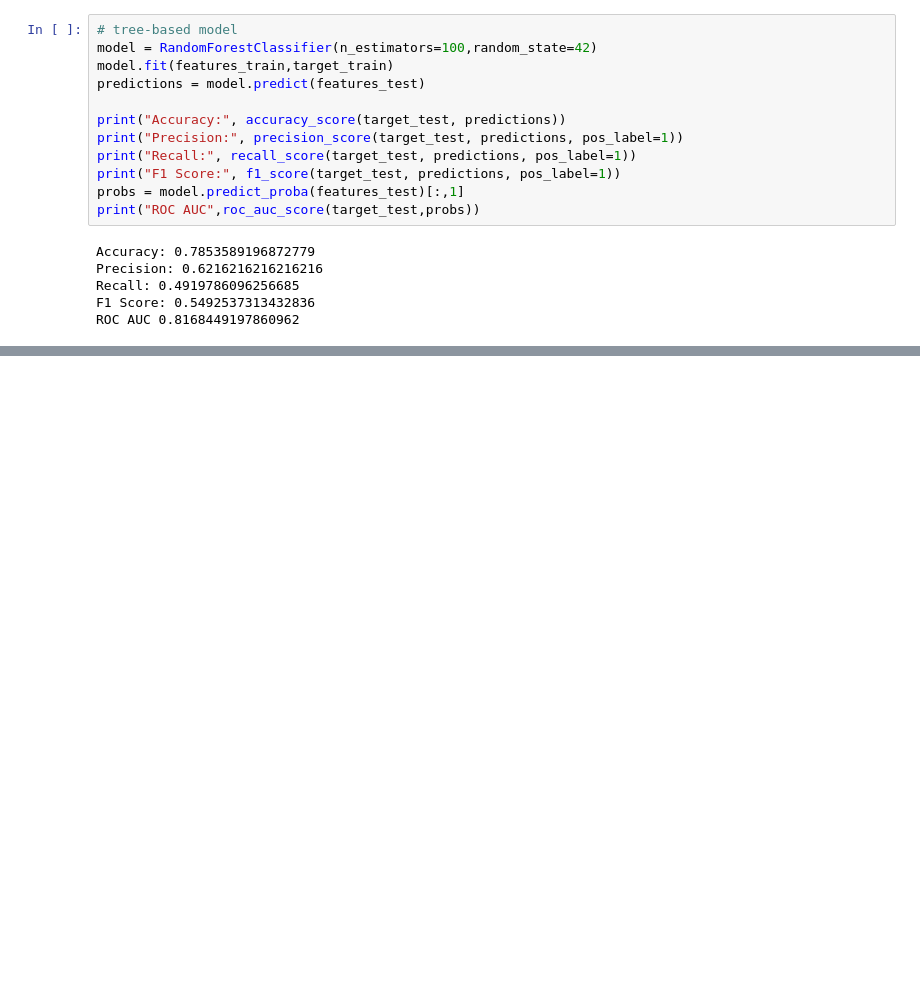
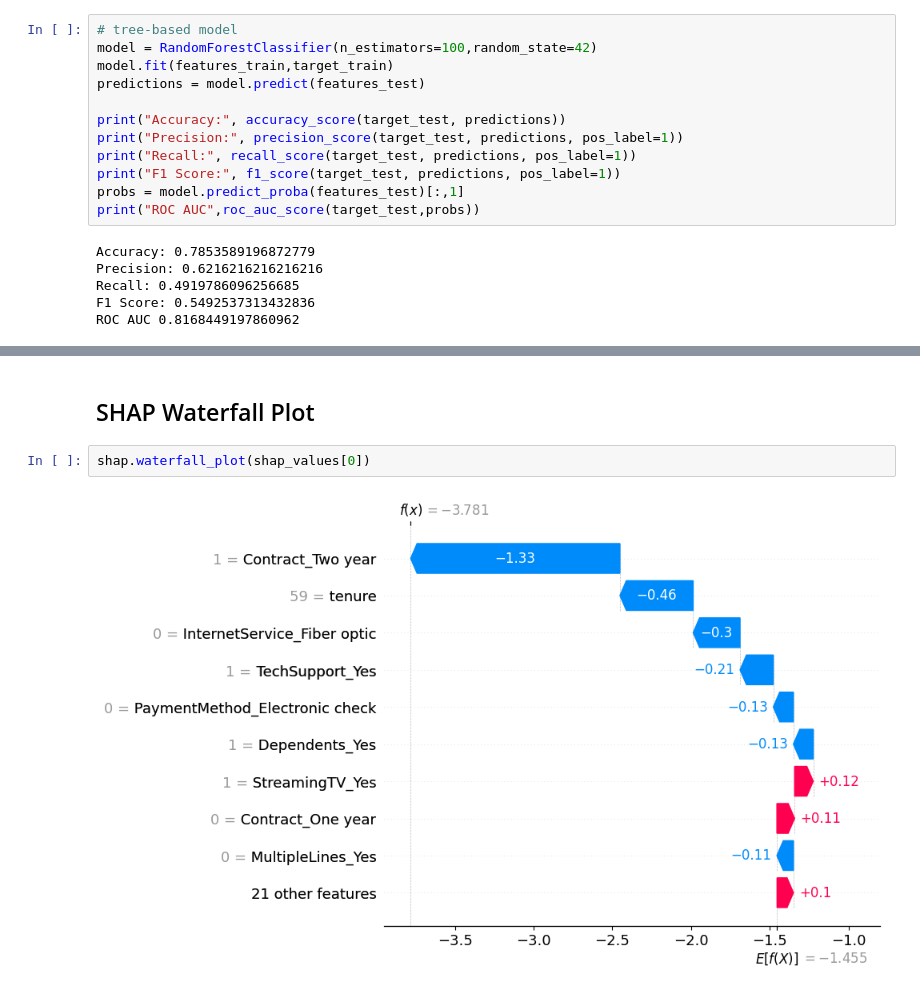
Before and after one commit to RyanTanJS/customer-churn-prediction, a Jupyter notebook: notebooks/modelling_v1.ipynb, the cells around one changed output, grey strips where cells are left out. Cells and saved outputs as stored; diff of their text form; blank space fills up the shorter version.

```diff
--- a/notebooks/modelling_v1.ipynb
+++ b/notebooks/modelling_v1.ipynb
@@ -139,0 +221,6 @@ ROC AUC 0.8409647410843243
+# %% [markdown]
+## SHAP Waterfall Plot
+# %%
+shap.waterfall_plot(shap_values[0])
+# %% [output]
+[figure, added]
```
Also changed, not shown: parts of 20 cells of this notebook.
